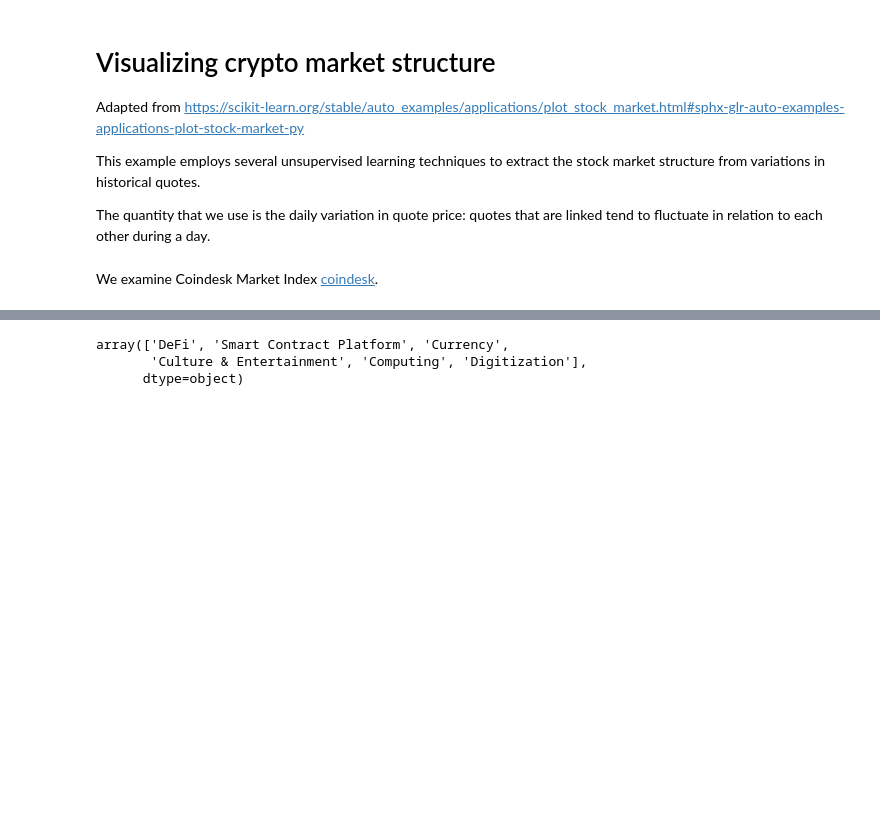
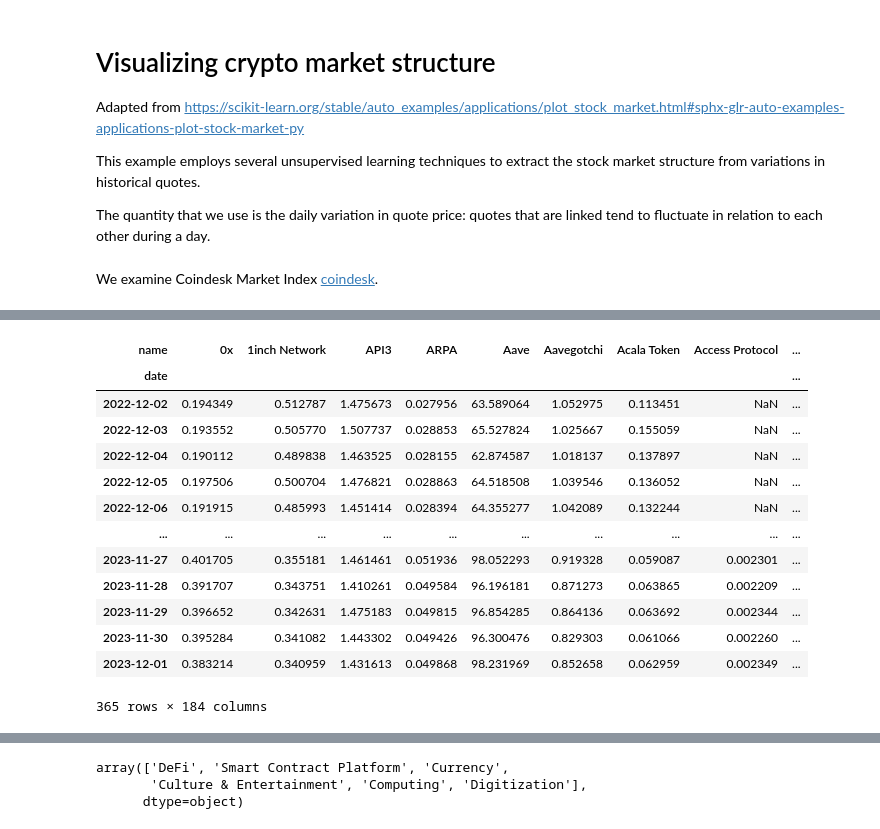
Before and after one commit to kevingivens/Blog, a Jupyter notebook: 2023/Crypto_Correlations/plot_stock_market.ipynb, the cells around one changed output, grey strips where cells are left out. Drawn from its saved outputs; the diff is of its cells as text; code cells hidden in the pictures; blank space fills up the shorter version.

```diff
--- a/2023/Crypto_Correlations/plot_stock_market.ipynb
+++ b/2023/Crypto_Correlations/plot_stock_market.ipynb
@@ -36,3 +37,5 @@ constituents = constituents.merge(cg_names, how="left", on='symbol')
+# %%
+constituents = pd.read_csv("cg_constituents_2.csv", index_col=0)
 # %%
 constituents
 # %% [output]
@@ -55,7 +62,7 @@ end  = pd.Timestamp("2023-12-01T12:00:00")
 
 results = []
 for _, row in constituents.iterrows():
-    time.sleep(5)
+    time.sleep(21)
     token_id = row['id']
     name = row['name']
     print(f"token_id {token_id}")
@@ -63,7 +70,7 @@ for _, row in constituents.iterrows():
     print(f"getting data for name {name}")
     resp = r.json()
     data = resp.get('prices')
-    if data is None:
+    if (data is None) or (len(data) == 0):
         print(f"no data for ticker {name}")
         date_range = pd.date_range(start, end)
         nan_prices = np.empty((date_range.shape[0], ))
@@ -99,0 +117,19 @@ KeyboardInterrupt:
+# %%
+dataset = combined_data.pivot(index='date', columns='name', values='price')
+# %%
+dataset
+# %% [output]
+| name | 0x | 1inch Network | API3 | ARPA | Aave | Aavegotchi | Acala Token | Access Protocol | ... |
+| date |  |  |  |  |  |  |  |  | ... |
+| 2022-12-02 | 0.194349 | 0.512787 | 1.475673 | 0.027956 | 63.589064 | 1.052975 | 0.113451 | NaN | ... |
+| 2022-12-03 | 0.193552 | 0.505770 | 1.507737 | 0.028853 | 65.527824 | 1.025667 | 0.155059 | NaN | ... |
+| 2022-12-04 | 0.190112 | 0.489838 | 1.463525 | 0.028155 | 62.874587 | 1.018137 | 0.137897 | NaN | ... |
+| 2022-12-05 | 0.197506 | 0.500704 | 1.476821 | 0.028863 | 64.518508 | 1.039546 | 0.136052 | NaN | ... |
+| 2022-12-06 | 0.191915 | 0.485993 | 1.451414 | 0.028394 | 64.355277 | 1.042089 | 0.132244 | NaN | ... |
+| ... | ... | ... | ... | ... | ... | ... | ... | ... | ... |
+| 2023-11-27 | 0.401705 | 0.355181 | 1.461461 | 0.051936 | 98.052293 | 0.919328 | 0.059087 | 0.002301 | ... |
+| 2023-11-28 | 0.391707 | 0.343751 | 1.410261 | 0.049584 | 96.196181 | 0.871273 | 0.063865 | 0.002209 | ... |
+| 2023-11-29 | 0.396652 | 0.342631 | 1.475183 | 0.049815 | 96.854285 | 0.864136 | 0.063692 | 0.002344 | ... |
+| 2023-11-30 | 0.395284 | 0.341082 | 1.443302 | 0.049426 | 96.300476 | 0.829303 | 0.061066 | 0.002260 | ... |
+| 2023-12-01 | 0.383214 | 0.340959 | 1.431613 | 0.049868 | 98.231969 | 0.852658 | 0.062959 | 0.002349 | ... |
+365 rows × 184 columns
```
Also changed, not shown: parts of 22 cells of this notebook.
